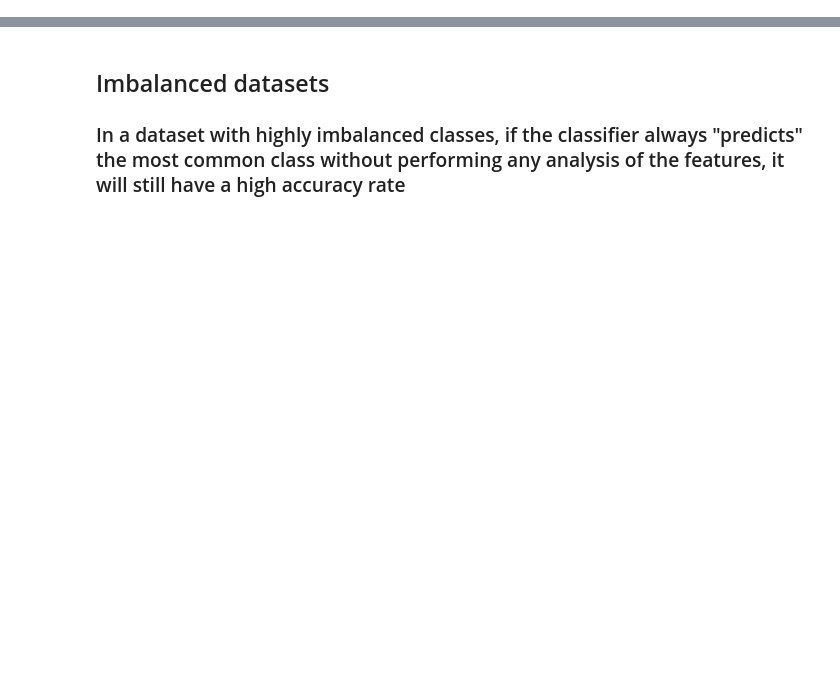
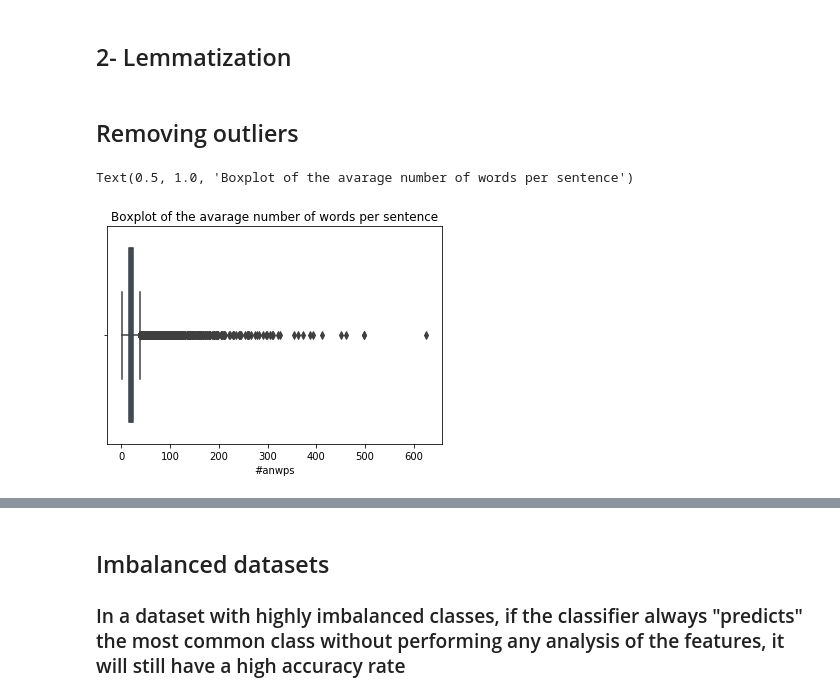
Before and after one commit to ShNadi/okcupid, a Jupyter notebook: docs/reports/report3.ipynb, the cells around one changed output, grey strips where cells are left out. Cells and saved outputs as stored; diff of their text form; code cells hidden in the pictures; blank space fills up the shorter version.

```diff
--- a/docs/reports/report3.ipynb
+++ b/docs/reports/report3.ipynb
@@ -26,0 +60,2 @@ df = df.dropna(subset=['clean_text', 'isced'])
+# %% [markdown]
+## 2- Lemmatization
@@ -26,0 +71,7 @@ df = df.dropna(subset=['clean_text', 'isced'])
+# %% [markdown]
+## Removing outliers
+# %%
+sns.boxplot(df["#anwps"]).set_title("Boxplot of the avarage number of words per sentence")
+# %% [output]
+Text(0.5, 1.0, 'Boxplot of the avarage number of words per sentence')
+[figure, added]
```
Also changed, not shown: parts of 38 cells of this notebook.
